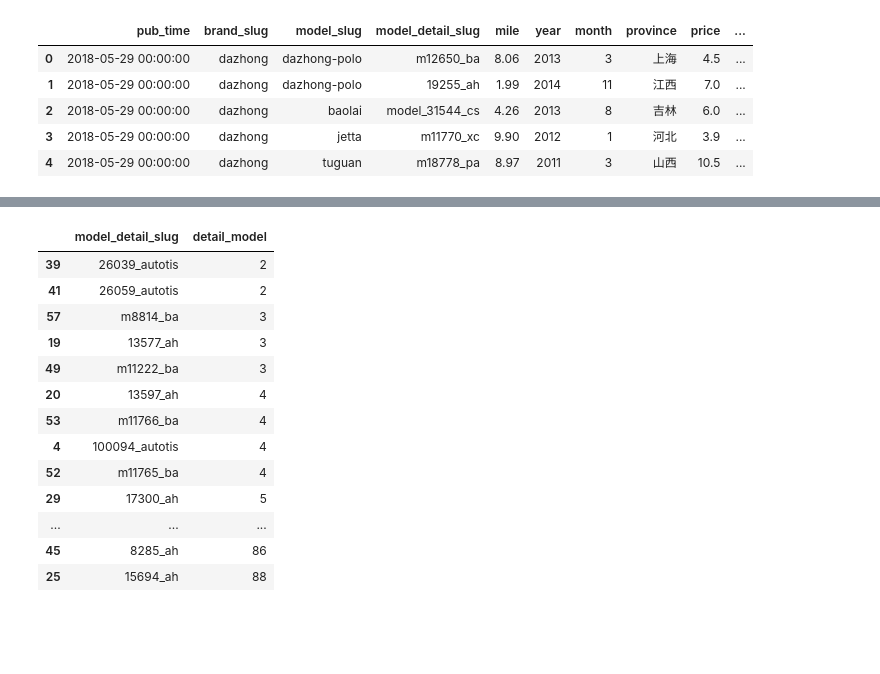
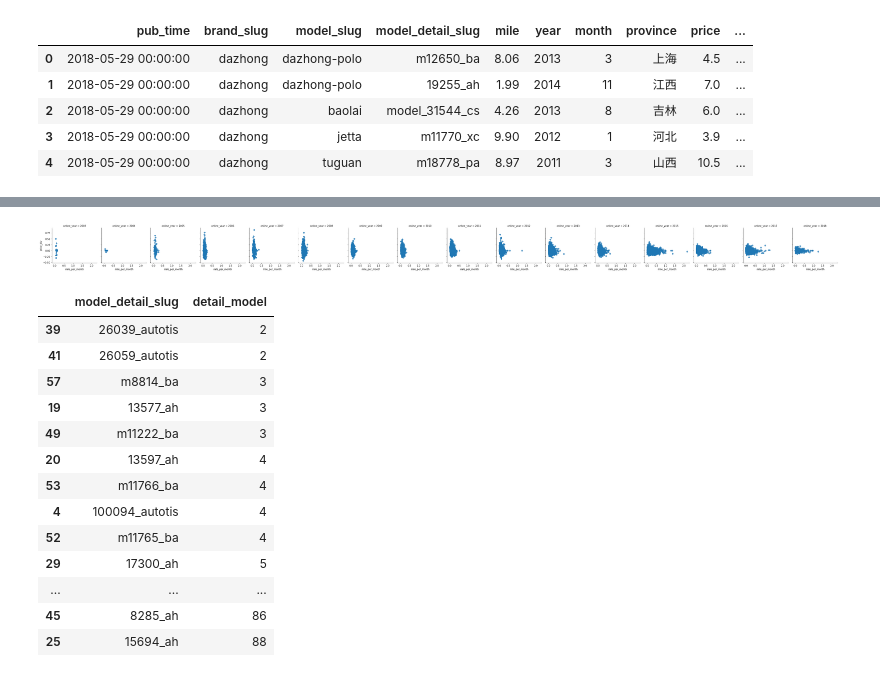
Before and after one commit to dj-lei/evaluation-predict, a Jupyter notebook: explore/data_analyze.ipynb, the cells around one changed output, grey strips where cells are left out. Cells and saved outputs as stored; diff of their text form; code cells hidden in the pictures; blank space fills up the shorter version.

```diff
--- a/explore/data_analyze.ipynb
+++ b/explore/data_analyze.ipynb
@@ -146,0 +221,13 @@ result
+# %%
+def cal_use_mile_per_months(df):
+    return df['mile'] / ((datetime.datetime.now().year - df['year'])*12 + datetime.datetime.now().month - df['month'])
+
+data = part1.copy()
+
+# 根据款型计算均值
+median_value = data.groupby(by=['model_detail_slug','province', 'year'])['price'].median().reset_index().rename(columns={'price':'median_value'})
+data = data.merge(median_value, how='left', on=['model_detail_slug','province','year'])
+data['mile_per_month'] = data.apply(cal_use_mile_per_months, axis=1)
+data['price_div'] = (data['price'] - data['median_value']) / data['median_value']
+
+data.head()
@@ -147,3 +242,9 @@ result
+# %%
+g = sns.FacetGrid(data, col="online_year")
+g.map(plt.scatter, "mile_per_month", "price_div", alpha=.7)
+g.add_legend();
+# %% [output]
+[figure, added]
 # %%
 result.groupby(['model_detail_slug'])['detail_model'].count().reset_index().sort_values(by=['detail_model'])
 # %% [output]
```
Also changed, not shown: parts of 11 cells of this notebook, 6 other files.
